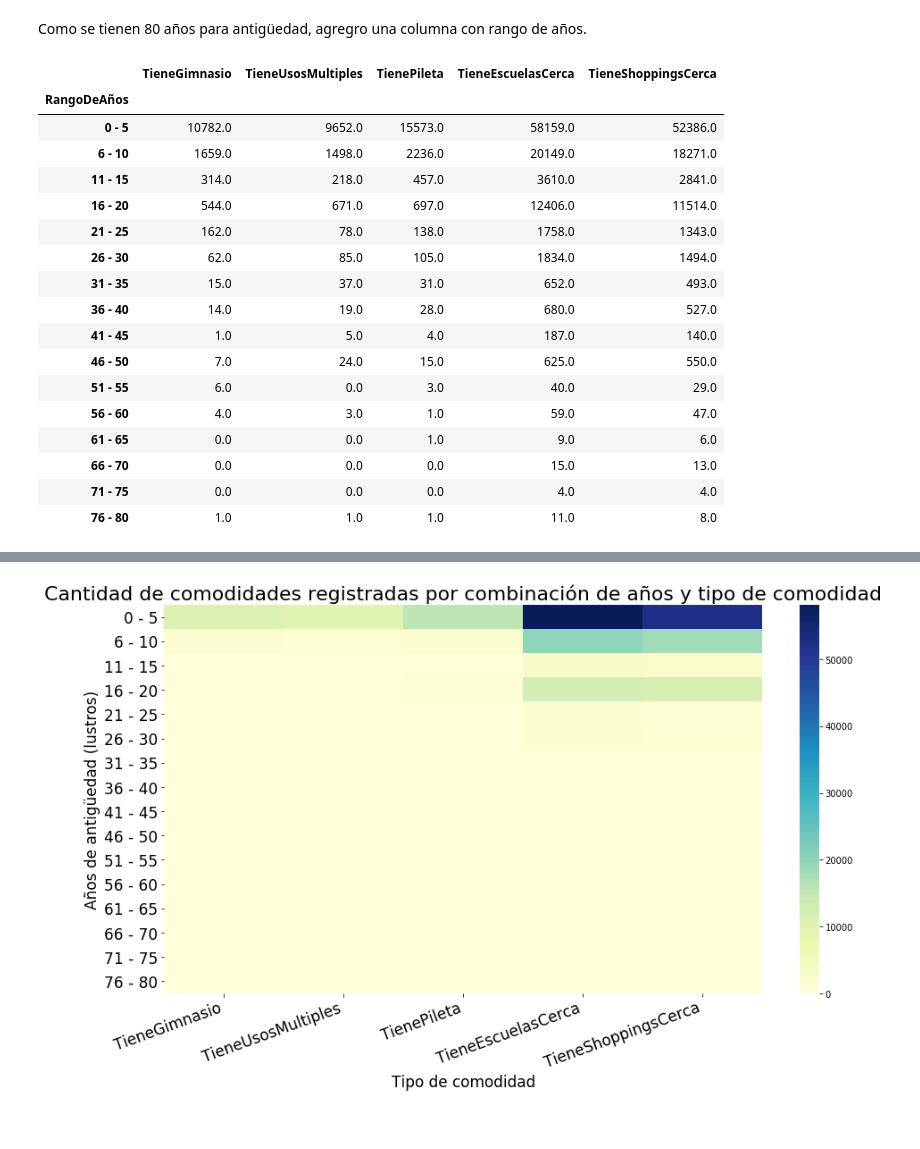
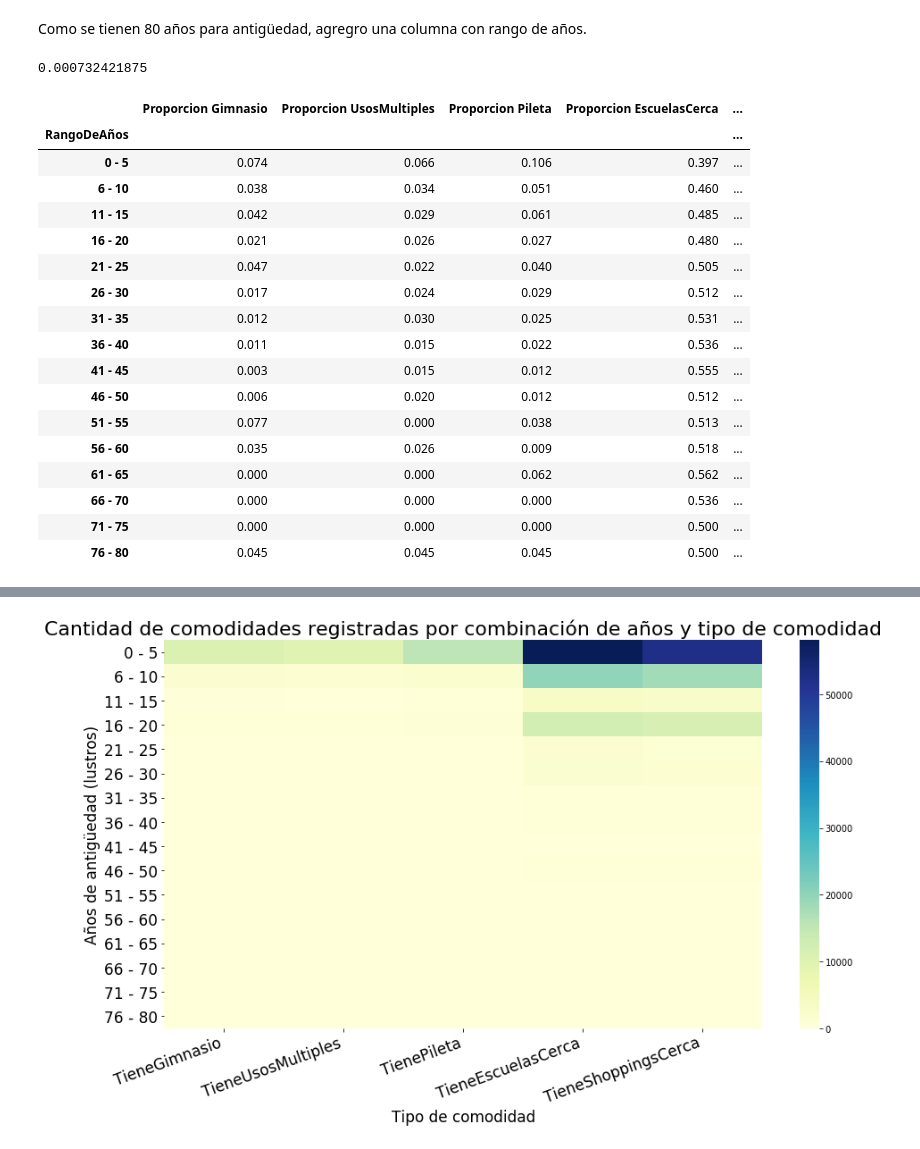
Before and after one commit to komod0/TPs-Org.Datos, a Jupyter notebook: tp1/nbfacundo.ipynb, the cells around one changed output, grey strips where cells are left out. Saved outputs shown, nothing was run; the diff lists cells and outputs as text; code cells hidden in the pictures.

Commit message:
Se agregó análisis para evolución de cantidad de  tipo de amenidad

```diff
--- a/tp1/nbfacundo.ipynb
+++ b/tp1/nbfacundo.ipynb
@@ -749,24 +750,48 @@ dictionary = {'00':'0 - 5', '01':'6 - 10', '02':'11 - 15', '03':'16 - 20', \
              '08':'41 - 45', '09':'46 - 50', '10':'51 - 55', '11':'56 - 60', \
              '12':'61 - 65', '13':'66 - 70', '14':'71 - 75', '15':'76 - 80'}
 df_comodidad_agrupada5.rename(dictionary, axis=0, inplace=True)
-# %%
-df_comodidad_agrupada5
-# %% [output]
-|  | TieneGimnasio | TieneUsosMultiples | TienePileta | TieneEscuelasCerca | TieneShoppingsCerca |
-| RangoDeAños |  |  |  |  |  |
-| 0 - 5 | 10782.0 | 9652.0 | 15573.0 | 58159.0 | 52386.0 |
-| 6 - 10 | 1659.0 | 1498.0 | 2236.0 | 20149.0 | 18271.0 |
-| 11 - 15 | 314.0 | 218.0 | 457.0 | 3610.0 | 2841.0 |
-| 16 - 20 | 544.0 | 671.0 | 697.0 | 12406.0 | 11514.0 |
-| 21 - 25 | 162.0 | 78.0 | 138.0 | 1758.0 | 1343.0 |
-| 26 - 30 | 62.0 | 85.0 | 105.0 | 1834.0 | 1494.0 |
-| 31 - 35 | 15.0 | 37.0 | 31.0 | 652.0 | 493.0 |
-| 36 - 40 | 14.0 | 19.0 | 28.0 | 680.0 | 527.0 |
-| 41 - 45 | 1.0 | 5.0 | 4.0 | 187.0 | 140.0 |
-| 46 - 50 | 7.0 | 24.0 | 15.0 | 625.0 | 550.0 |
-| 51 - 55 | 6.0 | 0.0 | 3.0 | 40.0 | 29.0 |
-| 56 - 60 | 4.0 | 3.0 | 1.0 | 59.0 | 47.0 |
-| 61 - 65 | 0.0 | 0.0 | 1.0 | 9.0 | 6.0 |
-| 66 - 70 | 0.0 | 0.0 | 0.0 | 15.0 | 13.0 |
-| 71 - 75 | 0.0 | 0.0 | 0.0 | 4.0 | 4.0 |
-| 76 - 80 | 1.0 | 1.0 | 1.0 | 11.0 | 8.0 |
+# %%
+df_comodidad_agrupada5.memory_usage().sum()/1024/1024
+# %% [output]
+0.000732421875
+# %%
+# Sumo columnas al final para tener el total por rango de años y se asigna a un nuevo DataFrame
+total_comodidades = df_comodidad_agrupada5.sum(axis = 1)
+dec = 3 # Para redondear
+df_comodidad_proporciones5 = pd.DataFrame()
+df_comodidad_proporciones5['Proporcion Gimnasio'] = \
+        round(df_comodidad_agrupada5['TieneGimnasio'] / total_comodidades,dec)
+df_comodidad_proporciones5['Proporcion UsosMultiples'] = \
+        round(df_comodidad_agrupada5['TieneUsosMultiples'] / total_comodidades,dec)
+df_comodidad_proporciones5['Proporcion Pileta'] = \
+        round(df_comodidad_agrupada5['TienePileta'] / total_comodidades,dec)
+df_comodidad_proporciones5['Proporcion EscuelasCerca'] = \
+        round(df_comodidad_agrupada5['TieneEscuelasCerca'] / total_comodidades,dec)
+df_comodidad_proporciones5['Proporcion ShoppingsCerca'] = \
+        round(df_comodidad_agrupada5['TieneShoppingsCerca'] / total_comodidades,dec)
+df_comodidad_proporciones5['Proporcion Propias'] = df_comodidad_proporciones5['Proporcion Gimnasio'] + \
+                                                   df_comodidad_proporciones5['Proporcion UsosMultiples'] + \
+                                                   df_comodidad_proporciones5['Proporcion Pileta']
+df_comodidad_proporciones5['Proporcion Compartidas'] = df_comodidad_proporciones5['Proporcion EscuelasCerca'] + \
+                                                       df_comodidad_proporciones5['Proporcion ShoppingsCerca']
+# %%
+df_comodidad_proporciones5
+# %% [output]
+|  | Proporcion Gimnasio | Proporcion UsosMultiples | Proporcion Pileta | Proporcion EscuelasCerca | ... |
+| RangoDeAños |  |  |  |  | ... |
+| 0 - 5 | 0.074 | 0.066 | 0.106 | 0.397 | ... |
+| 6 - 10 | 0.038 | 0.034 | 0.051 | 0.460 | ... |
+| 11 - 15 | 0.042 | 0.029 | 0.061 | 0.485 | ... |
+| 16 - 20 | 0.021 | 0.026 | 0.027 | 0.480 | ... |
+| 21 - 25 | 0.047 | 0.022 | 0.040 | 0.505 | ... |
+| 26 - 30 | 0.017 | 0.024 | 0.029 | 0.512 | ... |
+| 31 - 35 | 0.012 | 0.030 | 0.025 | 0.531 | ... |
+| 36 - 40 | 0.011 | 0.015 | 0.022 | 0.536 | ... |
+| 41 - 45 | 0.003 | 0.015 | 0.012 | 0.555 | ... |
+| 46 - 50 | 0.006 | 0.020 | 0.012 | 0.512 | ... |
+| 51 - 55 | 0.077 | 0.000 | 0.038 | 0.513 | ... |
+| 56 - 60 | 0.035 | 0.026 | 0.009 | 0.518 | ... |
+| 61 - 65 | 0.000 | 0.000 | 0.062 | 0.562 | ... |
+| 66 - 70 | 0.000 | 0.000 | 0.000 | 0.536 | ... |
+| 71 - 75 | 0.000 | 0.000 | 0.000 | 0.500 | ... |
+| 76 - 80 | 0.045 | 0.045 | 0.045 | 0.500 | ... |
```
Also changed, not shown: parts of 4 cells of this notebook.
